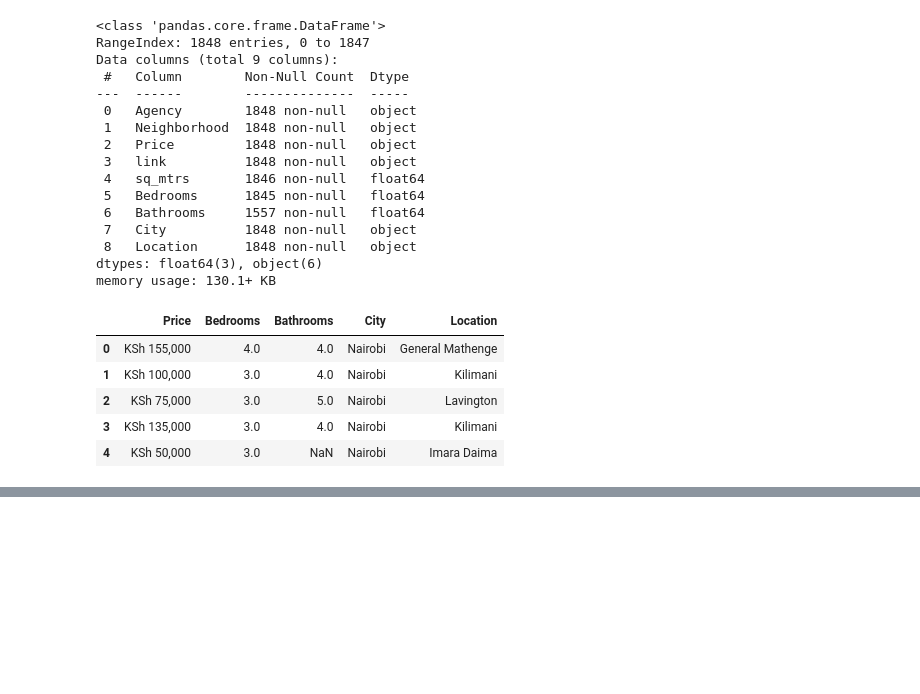
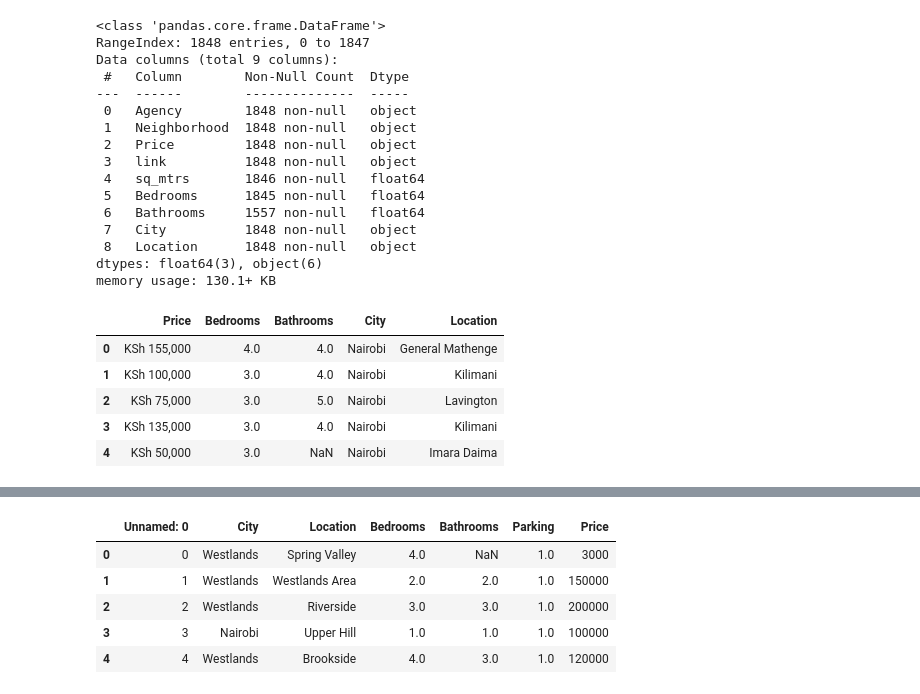
Before and after one commit to Mburu-Elvis/NairobiRentPrices, a Jupyter notebook: data_cons.ipynb, the cells around one changed output, grey strips where cells are left out. Cells and saved outputs as stored; diff of their text form; code cells hidden in the pictures; blank space fills up the shorter version.

Commit message:
data type conversion_101

```diff
--- a/data_cons.ipynb
+++ b/data_cons.ipynb
@@ -329,0 +431,10 @@ rent_ke.to_csv('data/rent_ke_final.csv')
+# %%
+buy_rent = pd.read_csv('data/final/buy_rent_final.csv')
+buy_rent.head()
+# %% [output]
+|  | Unnamed: 0 | City | Location | Bedrooms | Bathrooms | Parking | Price |
+| 0 | 0 | Westlands | Spring Valley | 4.0 | NaN | 1.0 | 3000 |
+| 1 | 1 | Westlands | Westlands Area | 2.0 | 2.0 | 1.0 | 150000 |
+| 2 | 2 | Westlands | Riverside | 3.0 | 3.0 | 1.0 | 200000 |
+| 3 | 3 | Nairobi | Upper Hill | 1.0 | 1.0 | 1.0 | 100000 |
+| 4 | 4 | Westlands | Brookside | 4.0 | 3.0 | 1.0 | 120000 |
```
Also changed, not shown: parts of 21 cells of this notebook, 2 other files.
